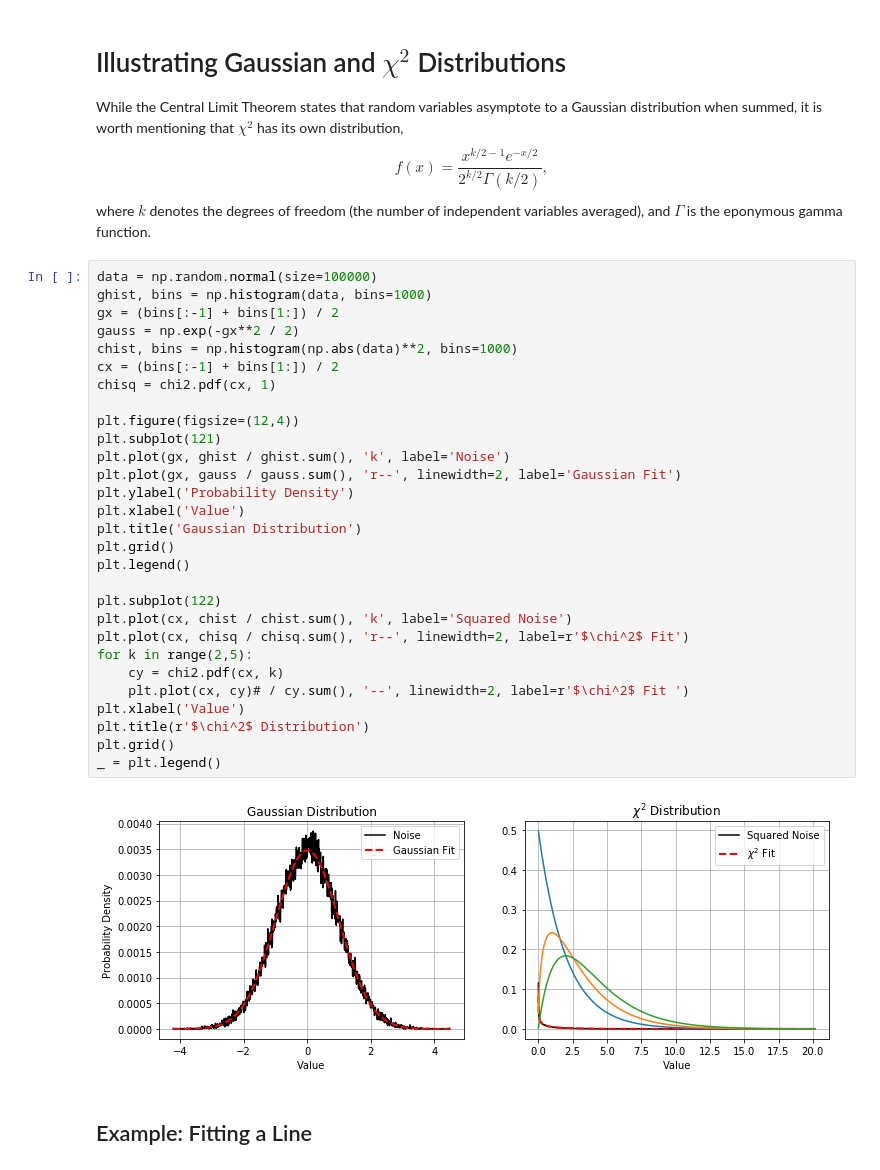
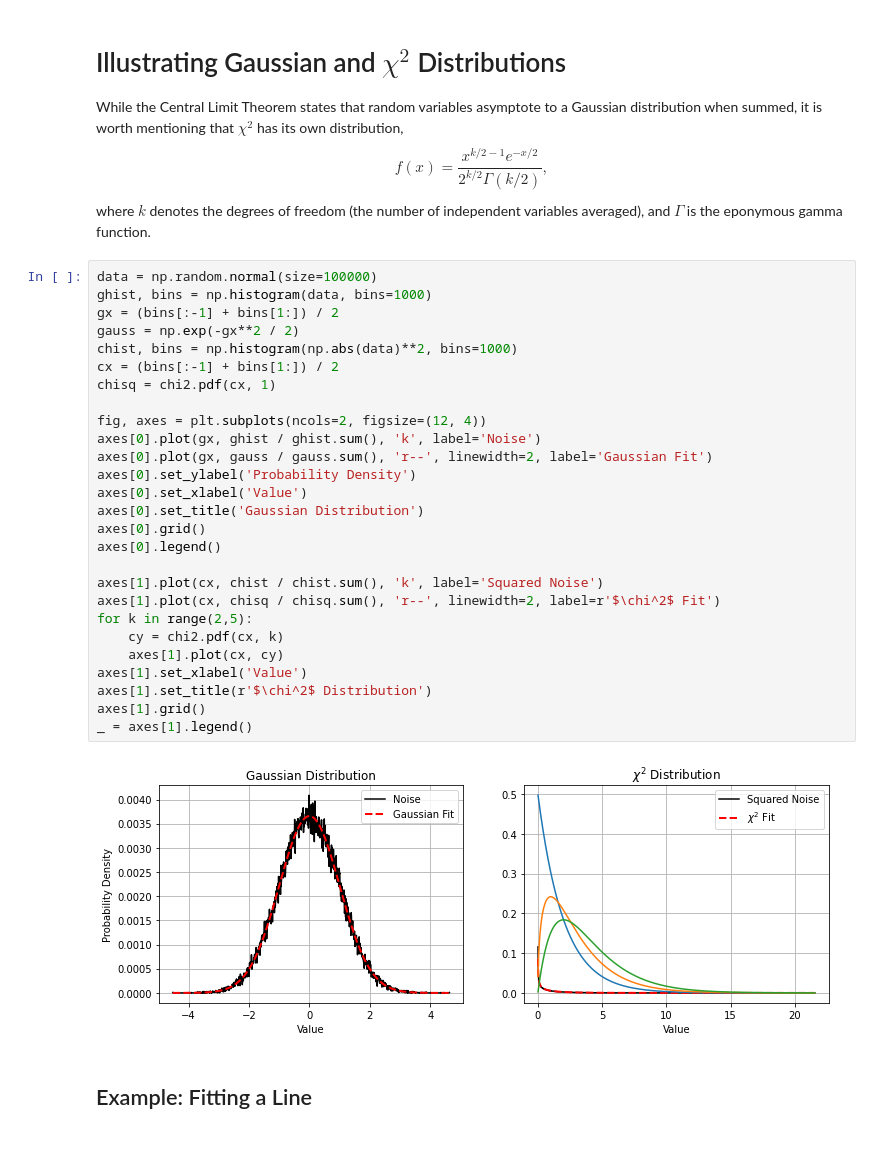
Before and after one commit to AaronParsons/ugradio, a Jupyter notebook: jupyter_tutorials/lab2/chisq_intro.ipynb, the cells around one changed output. Cells and saved outputs as stored; diff of their text form.

Commit message:
Updated chisq_intro for Lab2

```diff
--- a/jupyter_tutorials/lab2/chisq_intro.ipynb
+++ b/jupyter_tutorials/lab2/chisq_intro.ipynb
@@ -55,34 +56,32 @@ where $k$ denotes the degrees of freedom (the number of independent variables av
 # %%
 data = np.random.normal(size=100000)
 ghist, bins = np.histogram(data, bins=1000)
 gx = (bins[:-1] + bins[1:]) / 2
 gauss = np.exp(-gx**2 / 2)
 chist, bins = np.histogram(np.abs(data)**2, bins=1000)
 cx = (bins[:-1] + bins[1:]) / 2
 chisq = chi2.pdf(cx, 1)
 
-plt.figure(figsize=(12,4))
-plt.subplot(121)
-plt.plot(gx, ghist / ghist.sum(), 'k', label='Noise')
-plt.plot(gx, gauss / gauss.sum(), 'r--', linewidth=2, label='Gaussian Fit')
-plt.ylabel('Probability Density')
-plt.xlabel('Value')
-plt.title('Gaussian Distribution')
-plt.grid()
-plt.legend()
+fig, axes = plt.subplots(ncols=2, figsize=(12, 4))
+axes[0].plot(gx, ghist / ghist.sum(), 'k', label='Noise')
+axes[0].plot(gx, gauss / gauss.sum(), 'r--', linewidth=2, label='Gaussian Fit')
+axes[0].set_ylabel('Probability Density')
+axes[0].set_xlabel('Value')
+axes[0].set_title('Gaussian Distribution')
+axes[0].grid()
+axes[0].legend()
 
-plt.subplot(122)
-plt.plot(cx, chist / chist.sum(), 'k', label='Squared Noise')
-plt.plot(cx, chisq / chisq.sum(), 'r--', linewidth=2, label=r'$\chi^2$ Fit')
+axes[1].plot(cx, chist / chist.sum(), 'k', label='Squared Noise')
+axes[1].plot(cx, chisq / chisq.sum(), 'r--', linewidth=2, label=r'$\chi^2$ Fit')
 for k in range(2,5):
     cy = chi2.pdf(cx, k)
-    plt.plot(cx, cy)# / cy.sum(), '--', linewidth=2, label=r'$\chi^2$ Fit ')
-plt.xlabel('Value')
-plt.title(r'$\chi^2$ Distribution')
-plt.grid()
-_ = plt.legend()
+    axes[1].plot(cx, cy)
+axes[1].set_xlabel('Value')
+axes[1].set_title(r'$\chi^2$ Distribution')
+axes[1].grid()
+_ = axes[1].legend()
 # %% [output]
-[figure, old version]
+[figure, new version]
 # %% [markdown]
 ## Example: Fitting a Line
 # %% [markdown]
```
Also changed, not shown: parts of 17 cells of this notebook.
